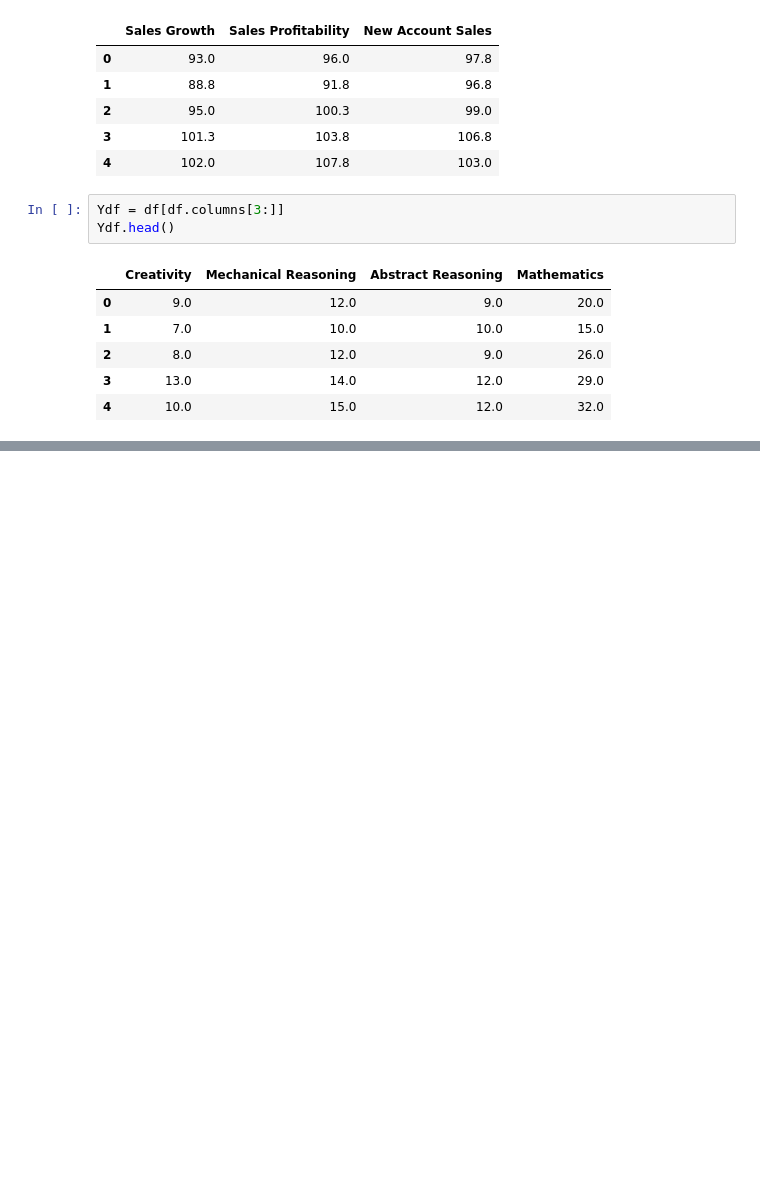
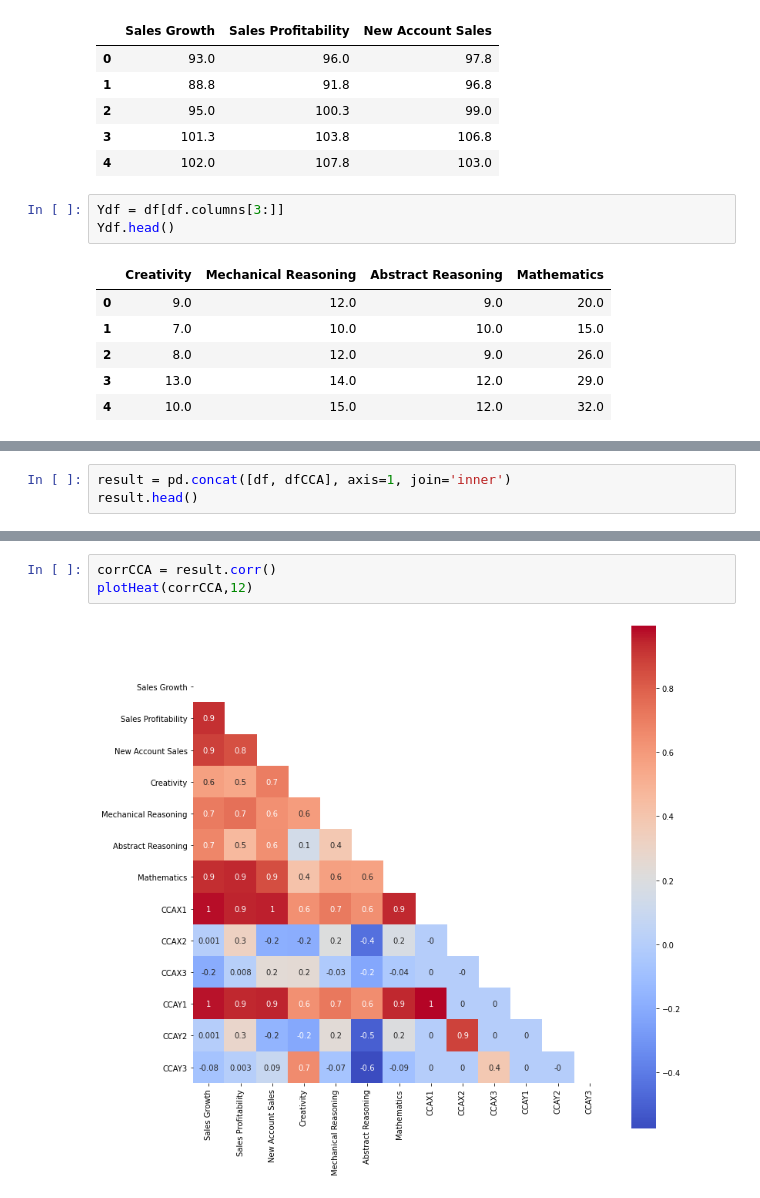
Before and after one commit to solothinker/CCA, a Jupyter notebook: CCA_example.ipynb, the cells around one changed output, grey strips where cells are left out. Drawn from its saved outputs; the diff is of its cells as text; blank space fills up the shorter version.

```diff
--- a/CCA_example.ipynb
+++ b/CCA_example.ipynb
@@ -158,0 +160,3 @@ df2
+# %%
+result = pd.concat([df, dfCCA], axis=1, join='inner')
+result.head()
@@ -158,0 +193,5 @@ df2
+# %%
+corrCCA = result.corr()
+plotHeat(corrCCA,12)
+# %% [output]
+[figure, added]
```
Also changed, not shown: parts of 40 cells of this notebook.
